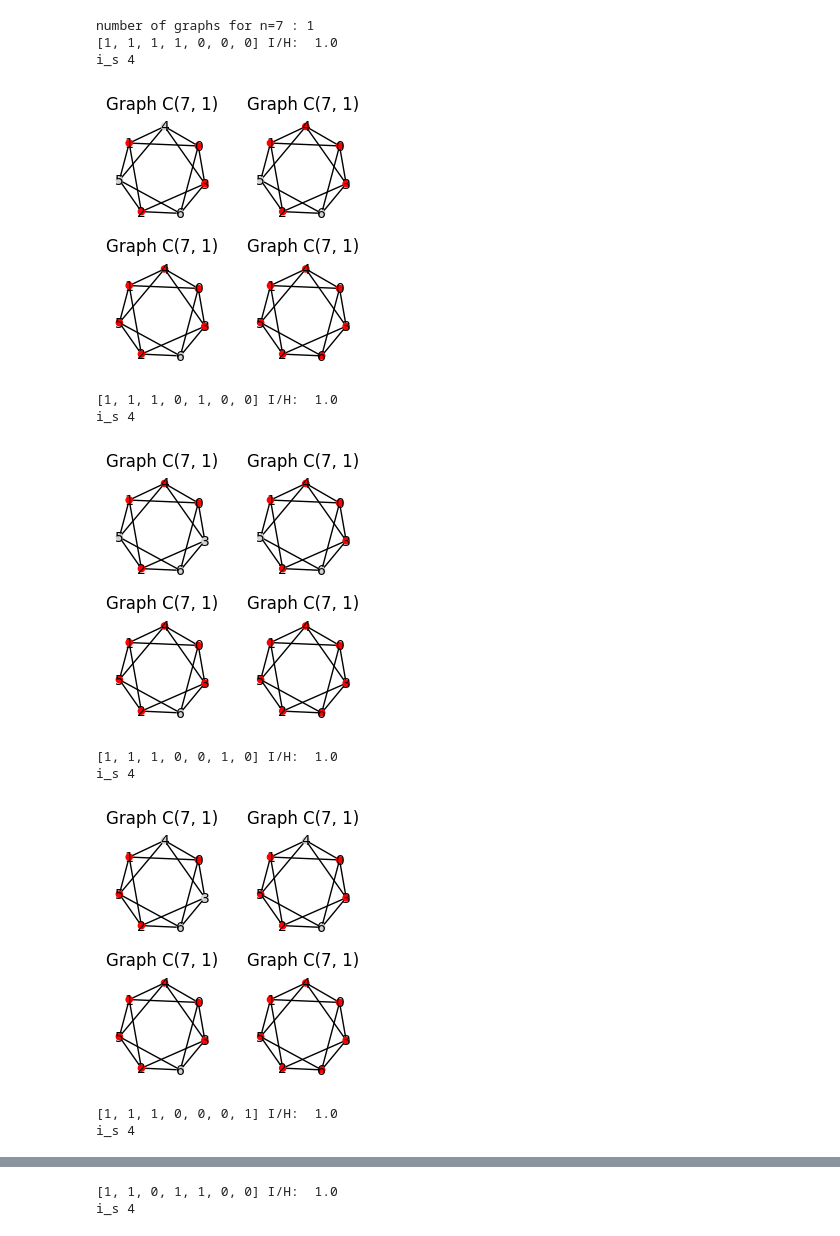
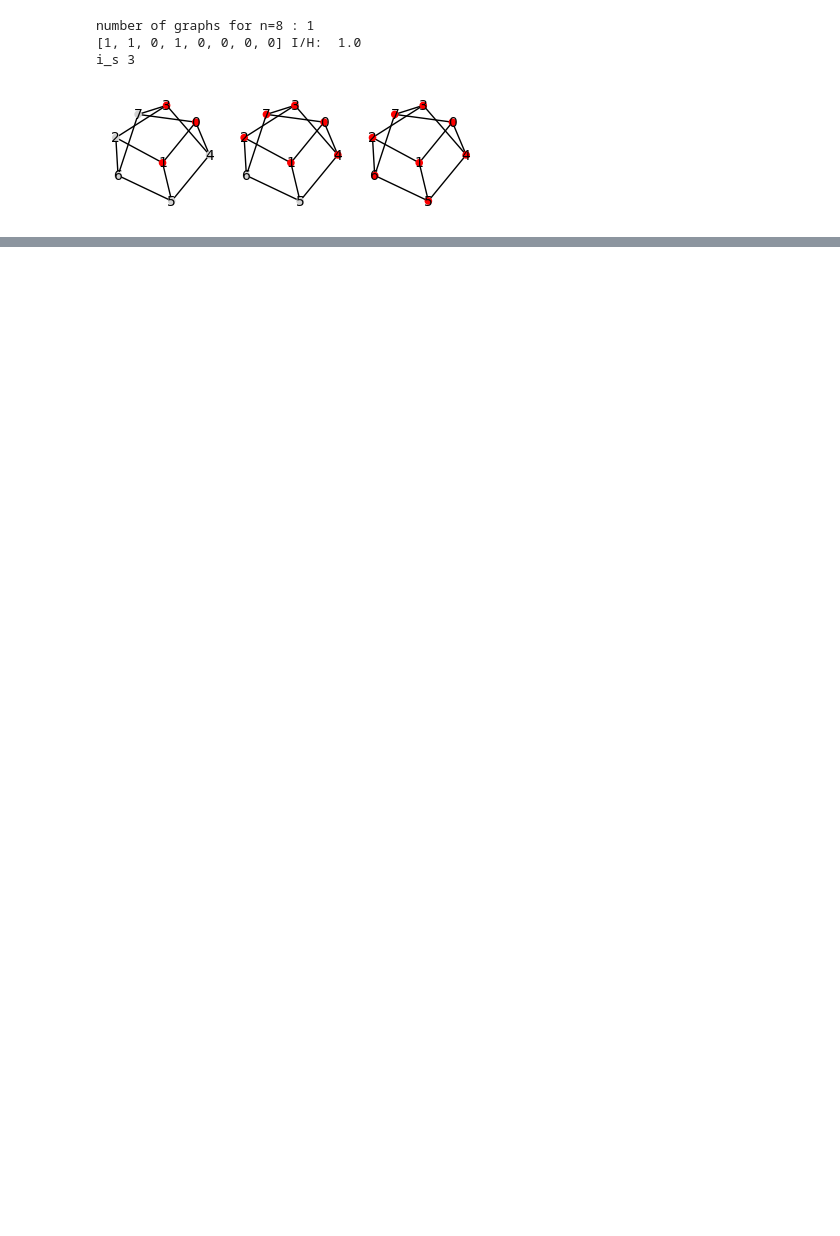
Before and after one commit to matej-2003/graph_theory_research_project, a Jupyter notebook: version2.ipynb, the cells around one changed output, grey strips where cells are left out. Cells and saved outputs as stored; diff of their text form; code cells hidden in the pictures; blank space fills up the shorter version.

Commit message:
infection pyramid

```diff
--- a/version2.ipynb
+++ b/version2.ipynb
@@ -168,37 +206,28 @@ def generate_graphs2(n):
 	print(f"number of graphs for n={n} :", len(graphs))
 	return graphs
 # %%
-N = 7
-k = 4
+N = 8
+k = 3
 G, n, a = generate_graphs(N)[0]
 
 
 graph_infection_permutation_list = []
 
 for infection in infection_graph_permuation([0] * N, k):
-	print(infection, end=" ")
 	H = infect_graph(G, infection)   # now returns a real graph
 	graph_infection_permutation_list.append((H, n, a))
 	i_s, i_n, h_n = infection_spread(H, n, a)
 	andemic = len(i_n)/len(H.nodes)
-	print("I/H: ", andemic)
-	print("i_s", len(i_s))
 
-	if andemic:
-		display_graphs(i_s, figsize=(3, 3))
+	if andemic >= 1:
+		print(infection, end=" ")
+		print("I/H: ", andemic)
+		display_graphs(i_s, figsize=(4, 4), show_titles=False, force_row=True)
 		break
 
 # display_graphs(graph_infection_permutation_list)
 # %% [output]
-number of graphs for n=7 : 1
-[1, 1, 1, 1, 0, 0, 0] I/H:  1.0
-i_s 4
+number of graphs for n=8 : 1
+[1, 1, 0, 1, 0, 0, 0, 0] I/H:  1.0
+i_s 3
-[figure, old version]
+[figure, new version]
-[1, 1, 1, 0, 1, 0, 0] I/H:  1.0
-i_s 4
-[figure, removed]
-[1, 1, 1, 0, 0, 1, 0] I/H:  1.0
-i_s 4
-[figure, removed]
-[1, 1, 1, 0, 0, 0, 1] I/H:  1.0
-i_s 4
@@ -206,2 +233,0 @@ i_s 4
-[1, 1, 0, 1, 1, 0, 0] I/H:  1.0
-i_s 4
```
Also changed, not shown: parts of 3 cells of this notebook, 4 other files.
